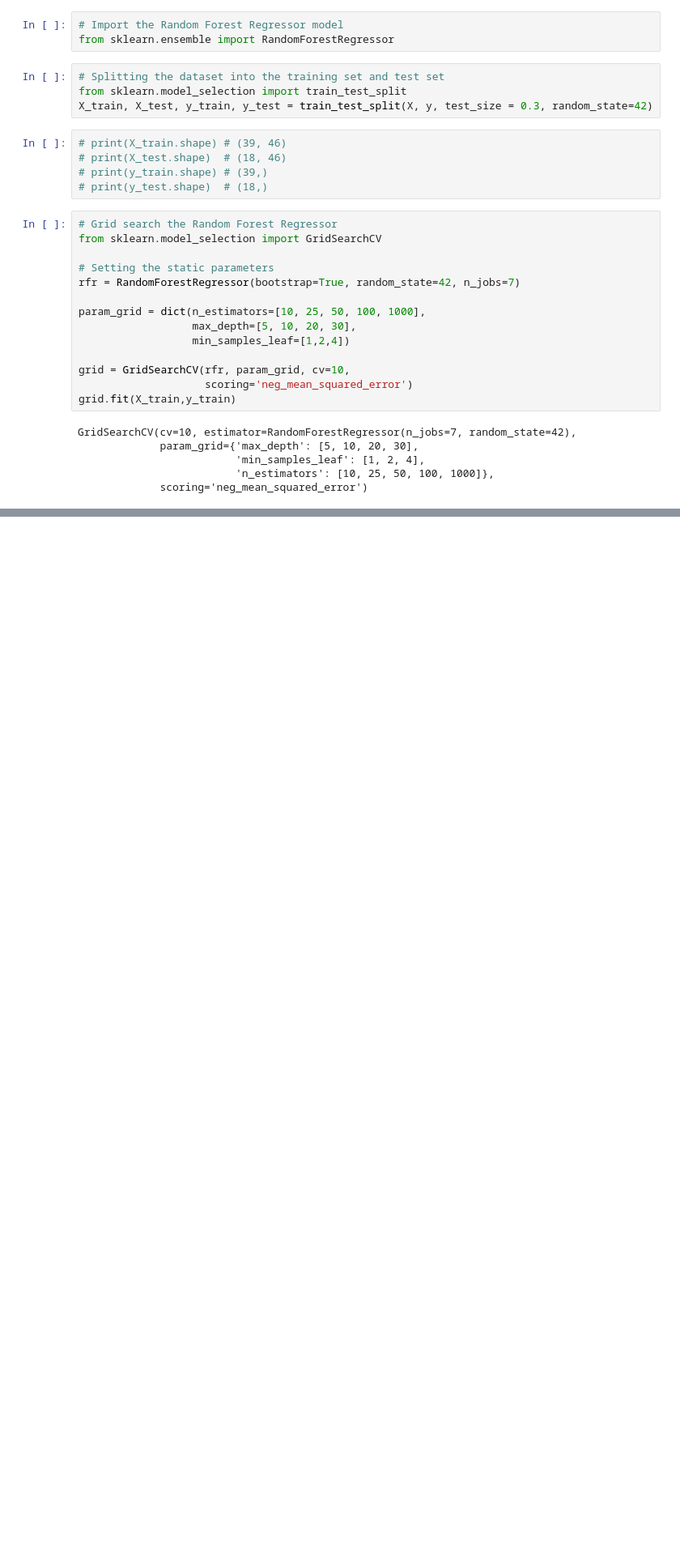
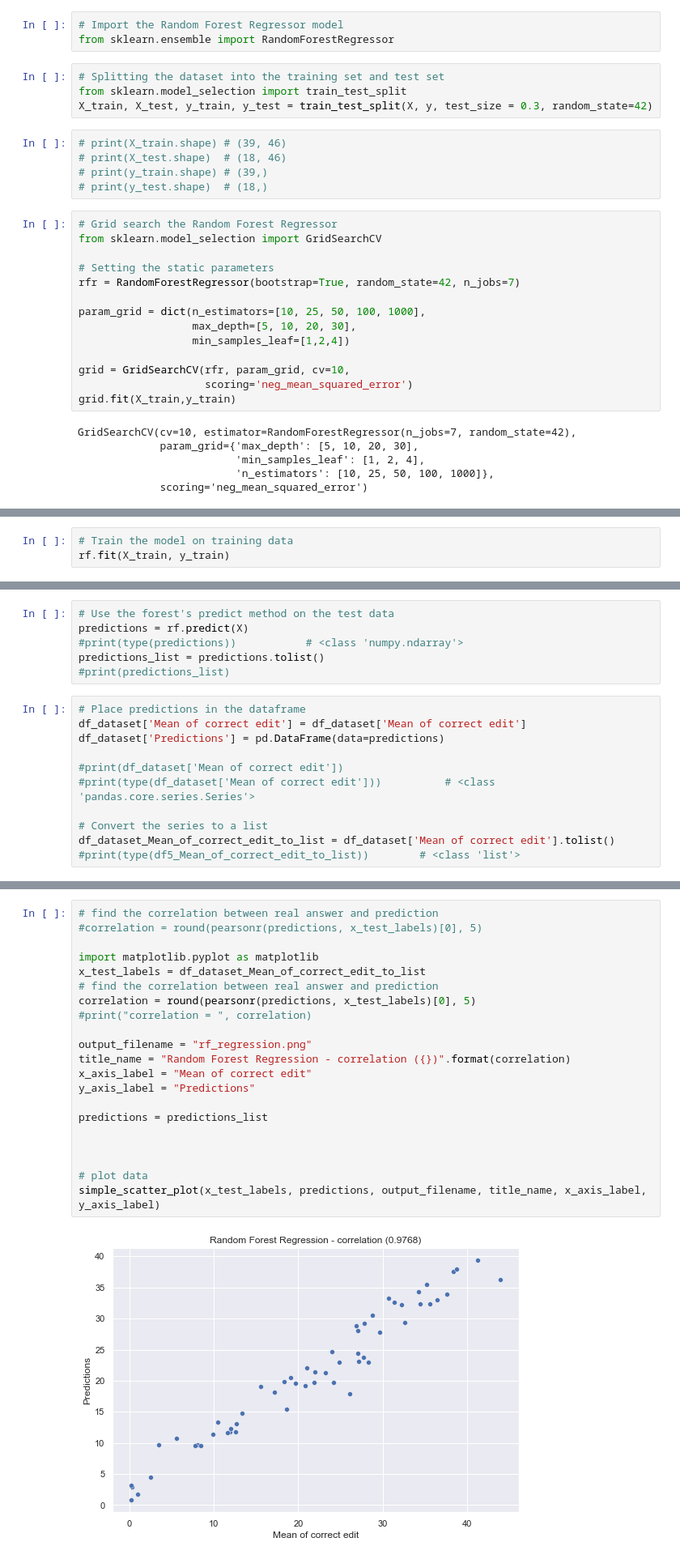
Before and after one commit to dimitrisnitsos/TP53_L194F_analysis, a Jupyter notebook: k - mer encoding/k_mer_encoding.ipynb, the cells around one changed output, grey strips where cells are left out. Shown: that part at 81% size. Cells and saved outputs as stored; diff of their text form; blank space fills up the shorter version.

Commit message:
calculate Radom Forest Regression - correlation, MAE,MSE,RMSE

```diff
--- a/k - mer encoding/k_mer_encoding.ipynb
+++ b/k - mer encoding/k_mer_encoding.ipynb
@@ -131,0 +142,3 @@ grid.best_estimator_ RandomForestRegressor(max_depth=20, n_estimators=1000, n_jo
+# %%
+# Train the model on training data
+rf.fit(X_train, y_train)
@@ -131,0 +148,17 @@ grid.best_estimator_ RandomForestRegressor(max_depth=20, n_estimators=1000, n_jo
+# %%
+# Use the forest's predict method on the test data
+predictions = rf.predict(X)
+#print(type(predictions))           # <class 'numpy.ndarray'>
+predictions_list = predictions.tolist()
+#print(predictions_list)
+# %%
+# Place predictions in the dataframe
+df_dataset['Mean of correct edit'] = df_dataset['Mean of correct edit']
+df_dataset['Predictions'] = pd.DataFrame(data=predictions)
+
+#print(df_dataset['Mean of correct edit'])
+#print(type(df_dataset['Mean of correct edit']))          # <class 'pandas.core.series.Series'>
+
+# Convert the series to a list
+df_dataset_Mean_of_correct_edit_to_list = df_dataset['Mean of correct edit'].tolist()
+#print(type(df5_Mean_of_correct_edit_to_list))        # <class 'list'>
@@ -131,0 +208,23 @@ grid.best_estimator_ RandomForestRegressor(max_depth=20, n_estimators=1000, n_jo
+# %%
+# find the correlation between real answer and prediction
+#correlation = round(pearsonr(predictions, x_test_labels)[0], 5)
+
+import matplotlib.pyplot as matplotlib
+x_test_labels = df_dataset_Mean_of_correct_edit_to_list
+# find the correlation between real answer and prediction
+correlation = round(pearsonr(predictions, x_test_labels)[0], 5)
+#print("correlation = ", correlation)
+
+output_filename = "rf_regression.png"
+title_name = "Random Forest Regression - correlation ({})".format(correlation)
+x_axis_label = "Mean of correct edit"
+y_axis_label = "Predictions"
+
+predictions = predictions_list
+
+
+
+# plot data
+simple_scatter_plot(x_test_labels, predictions, output_filename, title_name, x_axis_label, y_axis_label)
+# %% [output]
+[figure, added]
```
Also changed, not shown: parts of 7 cells of this notebook.
